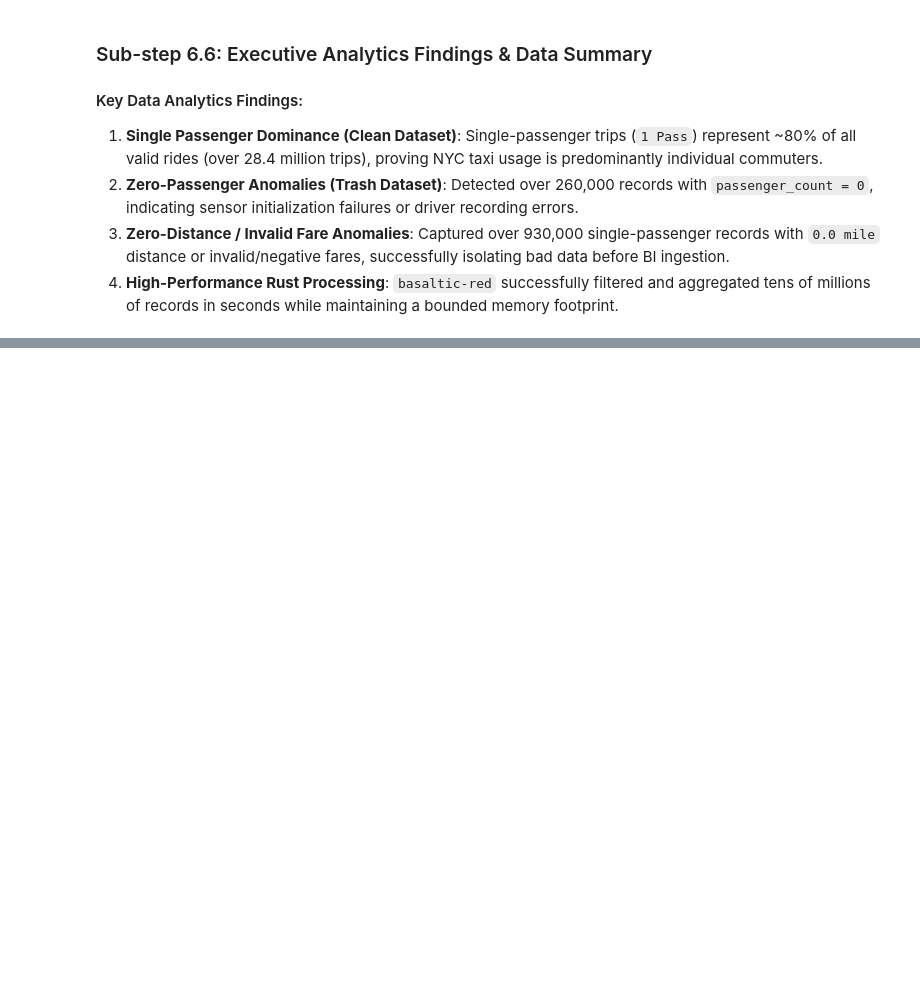
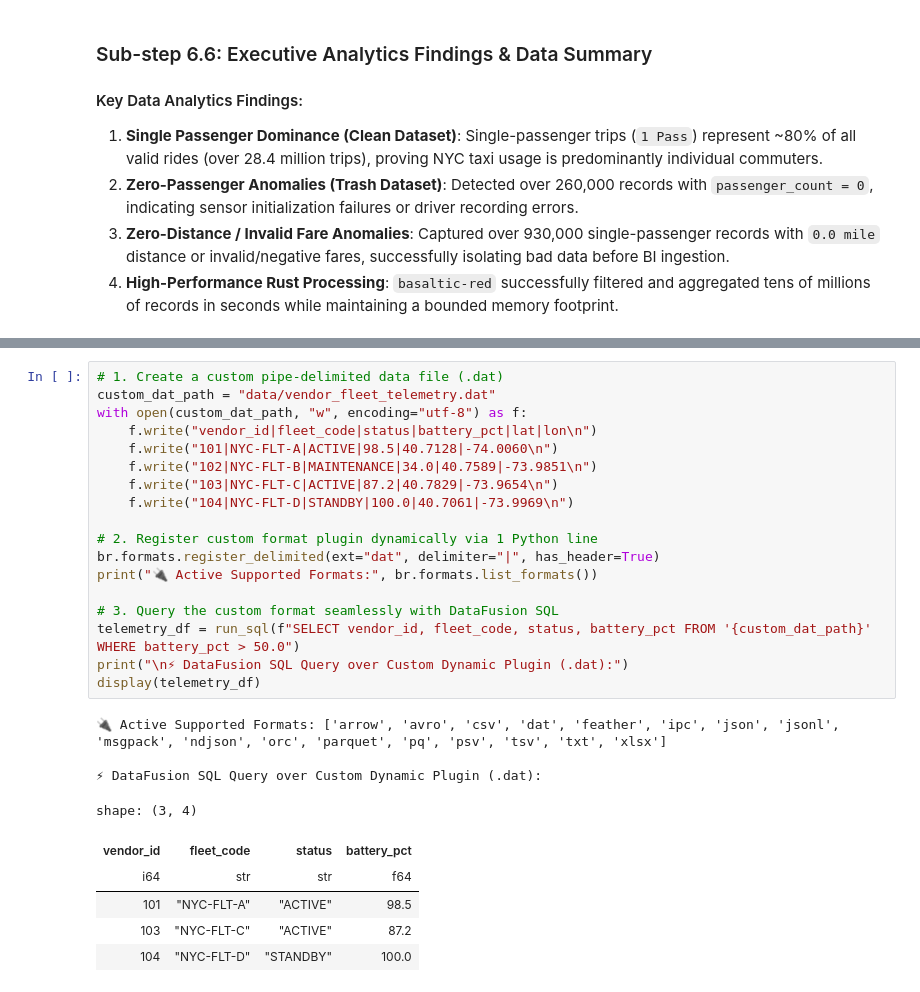
Before and after one commit to VanDung-dev/basaltic-red, a Jupyter notebook: demo.ipynb, the cells around one changed output, grey strips where cells are left out. Saved outputs shown, nothing was run; the diff lists cells and outputs as text; blank space fills up the shorter version.

```diff
--- a/demo.ipynb
+++ b/demo.ipynb
@@ -494,0 +556,28 @@ plot_ranking_chart(
+# %%
+# 1. Create a custom pipe-delimited data file (.dat)
+custom_dat_path = "data/vendor_fleet_telemetry.dat"
+with open(custom_dat_path, "w", encoding="utf-8") as f:
+    f.write("vendor_id|fleet_code|status|battery_pct|lat|lon\n")
+    f.write("101|NYC-FLT-A|ACTIVE|98.5|40.7128|-74.0060\n")
+    f.write("102|NYC-FLT-B|MAINTENANCE|34.0|40.7589|-73.9851\n")
+    f.write("103|NYC-FLT-C|ACTIVE|87.2|40.7829|-73.9654\n")
+    f.write("104|NYC-FLT-D|STANDBY|100.0|40.7061|-73.9969\n")
+
+# 2. Register custom format plugin dynamically via 1 Python line
+br.formats.register_delimited(ext="dat", delimiter="|", has_header=True)
+print("🔌 Active Supported Formats:", br.formats.list_formats())
+
+# 3. Query the custom format seamlessly with DataFusion SQL
+telemetry_df = run_sql(f"SELECT vendor_id, fleet_code, status, battery_pct FROM '{custom_dat_path}' WHERE battery_pct > 50.0")
+print("\n⚡ DataFusion SQL Query over Custom Dynamic Plugin (.dat):")
+display(telemetry_df)
+# %% [output]
+🔌 Active Supported Formats: ['arrow', 'avro', 'csv', 'dat', 'feather', 'ipc', 'json', 'jsonl', 'msgpack', 'ndjson', 'orc', 'parquet', 'pq', 'psv', 'tsv', 'txt', 'xlsx']
+
+⚡ DataFusion SQL Query over Custom Dynamic Plugin (.dat):
+shape: (3, 4)
+| vendor_id | fleet_code | status | battery_pct |
+| i64 | str | str | f64 |
+| 101 | "NYC-FLT-A" | "ACTIVE" | 98.5 |
+| 103 | "NYC-FLT-C" | "ACTIVE" | 87.2 |
+| 104 | "NYC-FLT-D" | "STANDBY" | 100.0 |
```
Also changed, not shown: parts of 19 cells of this notebook.
